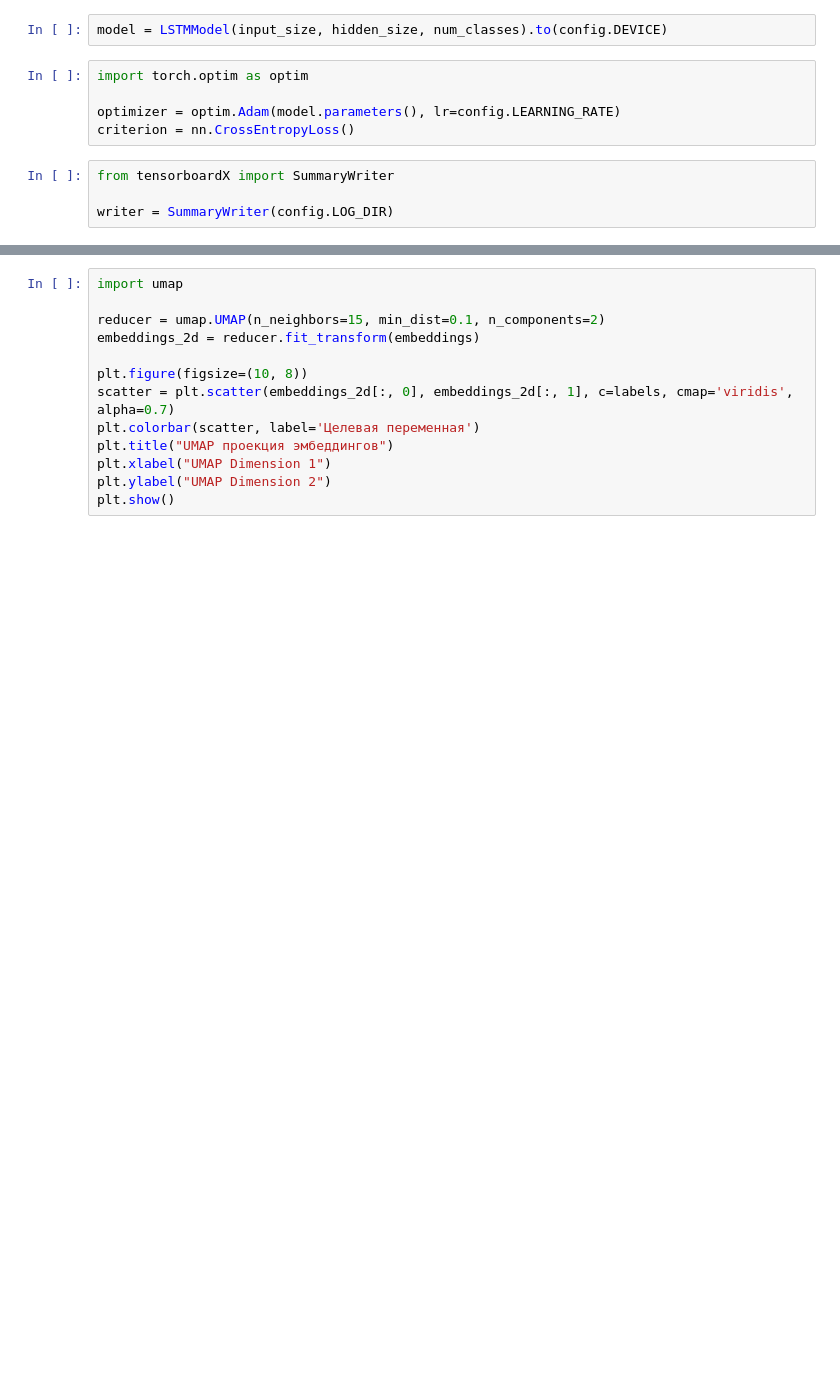
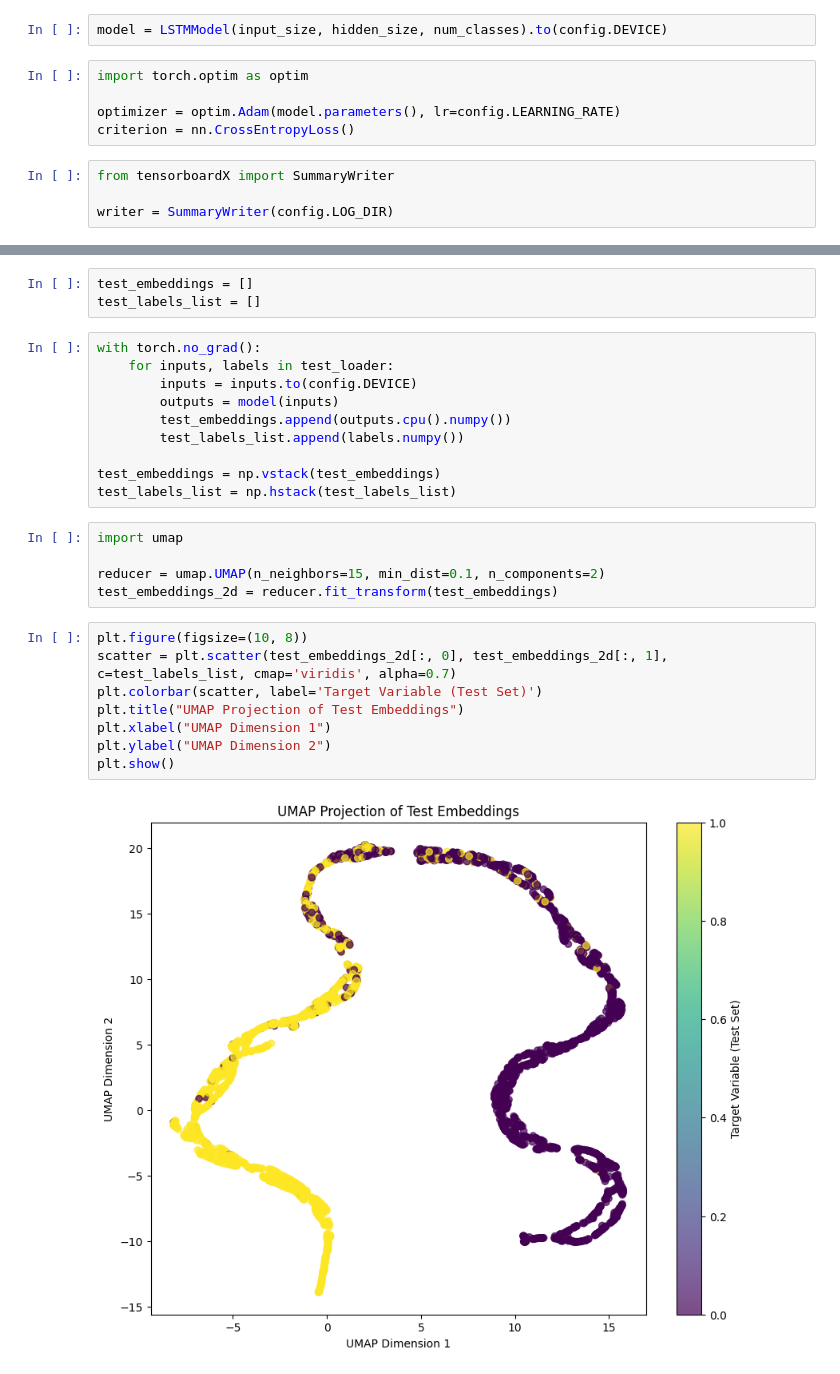
Before and after one commit to podshapkoy-organization/lab-for-i9kin, a Jupyter notebook: sound/sound.ipynb, the cells around one changed output, grey strips where cells are left out. Cells and saved outputs as stored; diff of their text form; blank space fills up the shorter version.

```diff
--- a/sound/sound.ipynb
+++ b/sound/sound.ipynb
@@ -138,13 +185,28 @@ plt.show()
+# %%
+test_embeddings = []
+test_labels_list = []
+# %%
+with torch.no_grad():
+    for inputs, labels in test_loader:
+        inputs = inputs.to(config.DEVICE)
+        outputs = model(inputs)
+        test_embeddings.append(outputs.cpu().numpy())
+        test_labels_list.append(labels.numpy())
+
+test_embeddings = np.vstack(test_embeddings)
+test_labels_list = np.hstack(test_labels_list)
+# %%
+import umap
+
+reducer = umap.UMAP(n_neighbors=15, min_dist=0.1, n_components=2)
+test_embeddings_2d = reducer.fit_transform(test_embeddings)
 # %%
-import umap
-
-reducer = umap.UMAP(n_neighbors=15, min_dist=0.1, n_components=2)
-embeddings_2d = reducer.fit_transform(embeddings)
-
 plt.figure(figsize=(10, 8))
-scatter = plt.scatter(embeddings_2d[:, 0], embeddings_2d[:, 1], c=labels, cmap='viridis', alpha=0.7)
-plt.colorbar(scatter, label='Целевая переменная')
-plt.title("UMAP проекция эмбеддингов")
+scatter = plt.scatter(test_embeddings_2d[:, 0], test_embeddings_2d[:, 1], c=test_labels_list, cmap='viridis', alpha=0.7)
+plt.colorbar(scatter, label='Target Variable (Test Set)')
+plt.title("UMAP Projection of Test Embeddings")
 plt.xlabel("UMAP Dimension 1")
 plt.ylabel("UMAP Dimension 2")
 plt.show()
+# %% [output]
+[figure, added]
```
Also changed, not shown: parts of 13 cells of this notebook, 2 other files.
